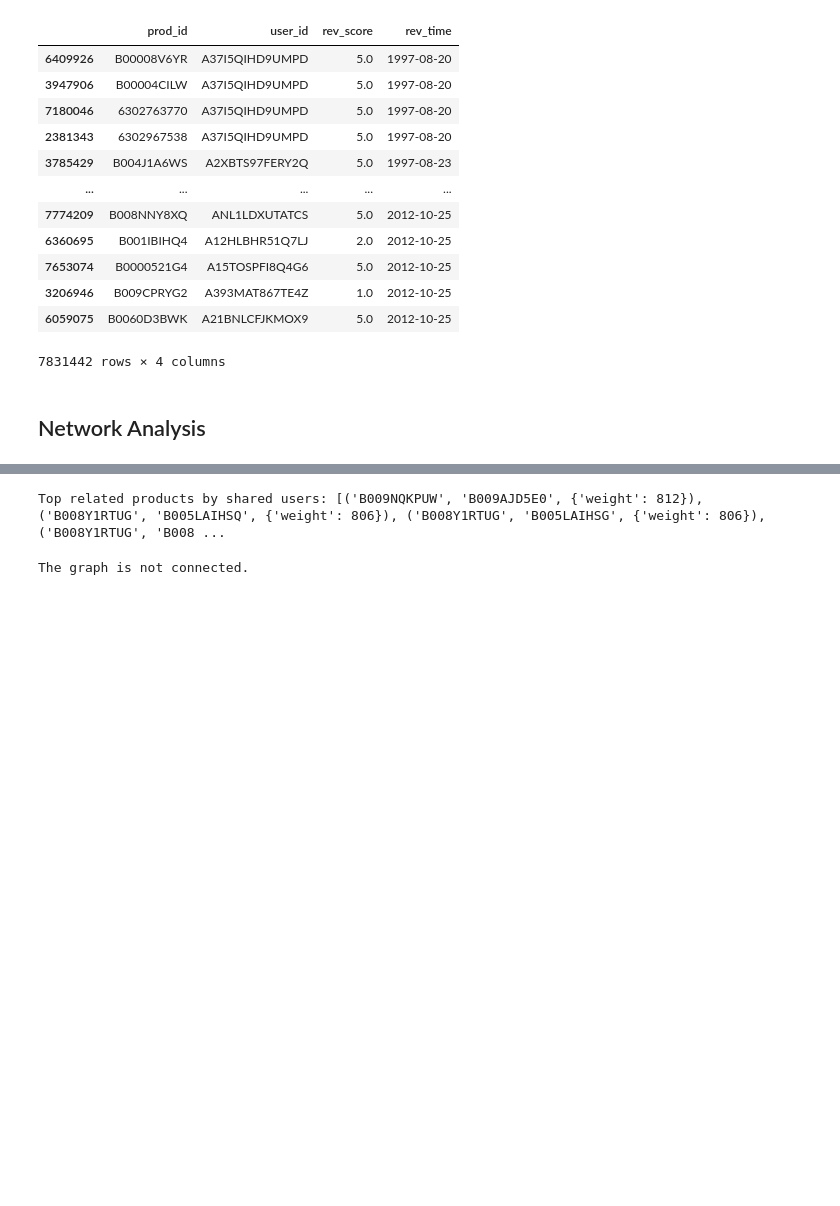
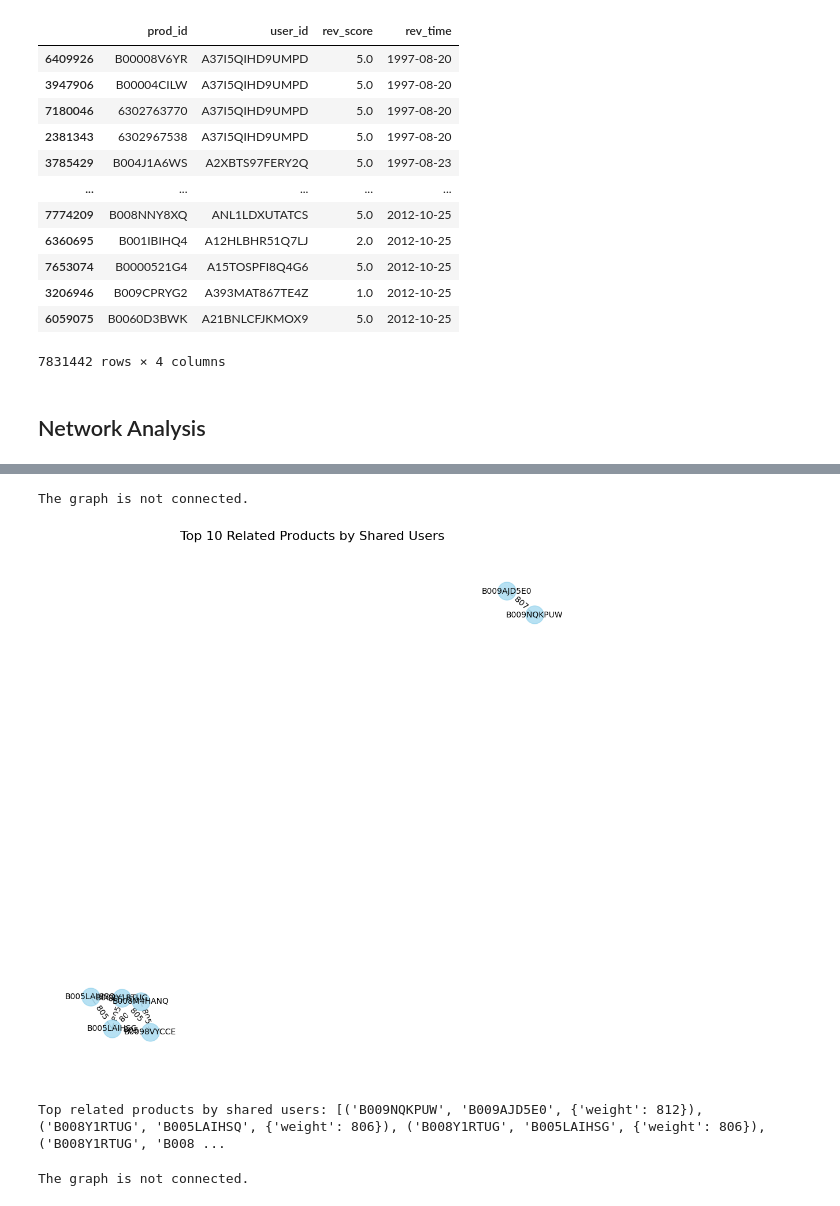
Before and after one commit to JPLM03/ADC-Project, a Jupyter notebook: Movies_CDA_v3.ipynb, the cells around one changed output, grey strips where cells are left out. Drawn from its saved outputs; the diff is of its cells as text; code cells hidden in the pictures; blank space fills up the shorter version.

Commit message:
update network analyses and graphs

```diff
--- a/Movies_CDA_v3.ipynb
+++ b/Movies_CDA_v3.ipynb
@@ -258,0 +285,8 @@ Top products by degree: [('B009AJD5E0', 814), ('B009NQKPUW', 812), ('B008M4HANQ'
+# %%
+# Check if the bipartite graph is connected
+if nx.is_connected(G):
+    print("The graph is connected.")
+else:
+    print("The graph is not connected.")
+# %% [output]
+The graph is not connected.
@@ -259,3 +314,46 @@ Top products by degree: [('B009AJD5E0', 814), ('B009NQKPUW', 812), ('B008M4HANQ'
+# %%
+import matplotlib.pyplot as plt
+import networkx as nx
+from networkx.algorithms import bipartite
+
+# Extract product nodes (products in the bipartite graph)
+product_nodes = [n for n, d in G.nodes(data=True) if d['bipartite'] == 1]
+
+# Create the unweighted product-product graph by projecting the bipartite graph onto the product nodes
+product_graph_unweighted = bipartite.projected_graph(G, product_nodes)
+
+# Find shared users for each product pair and store it in a dictionary
+shared_users = {}
+for product1, product2 in product_graph_unweighted.edges():
+    # Find the common users for each pair of products
+    common_users = set(G.neighbors(product1)).intersection(G.neighbors(product2))
+    shared_users[(product1, product2)] = common_users
+
+# Top related products by shared users (unweighted edges)
+top_pairs_unweighted = sorted(shared_users.items(), key=lambda x: len(x[1]), reverse=True)[:10]
+
+# Create a subgraph for the top 10 related products
+top_product_graph = nx.Graph()
+for (product1, product2), users in top_pairs_unweighted:
+    top_product_graph.add_edge(product1, product2, weight=len(users))
+
+# Visualize the subgraph (top 10 related products)
+plt.figure(figsize=(12, 12))
+pos = nx.spring_layout(top_product_graph, seed=42)  # Layout for positioning nodes
+nx.draw_networkx_nodes(top_product_graph, pos, node_size=500, node_color='skyblue', alpha=0.6)  # Draw nodes
+nx.draw_networkx_edges(top_product_graph, pos, alpha=0.6, edge_color='gray')  # Draw edges
+nx.draw_networkx_labels(top_product_graph, pos, font_size=10, font_color='black')  # Add labels (product IDs)
+
+# Add edge labels for the number of shared users
+edge_labels = nx.get_edge_attributes(top_product_graph, 'weight')
+nx.draw_networkx_edge_labels(top_product_graph, pos, edge_labels=edge_labels)
+
+# Add title and display the plot
+plt.title("Top 10 Related Products by Shared Users", fontsize=16)
+plt.axis('off')  # Hide the axes for better aesthetics
+plt.show()
+# %% [output]
+[figure, added]
 # %%
 from networkx.algorithms import bipartite
 
```
Also changed, not shown: parts of 8 cells of this notebook, 8 other files.
